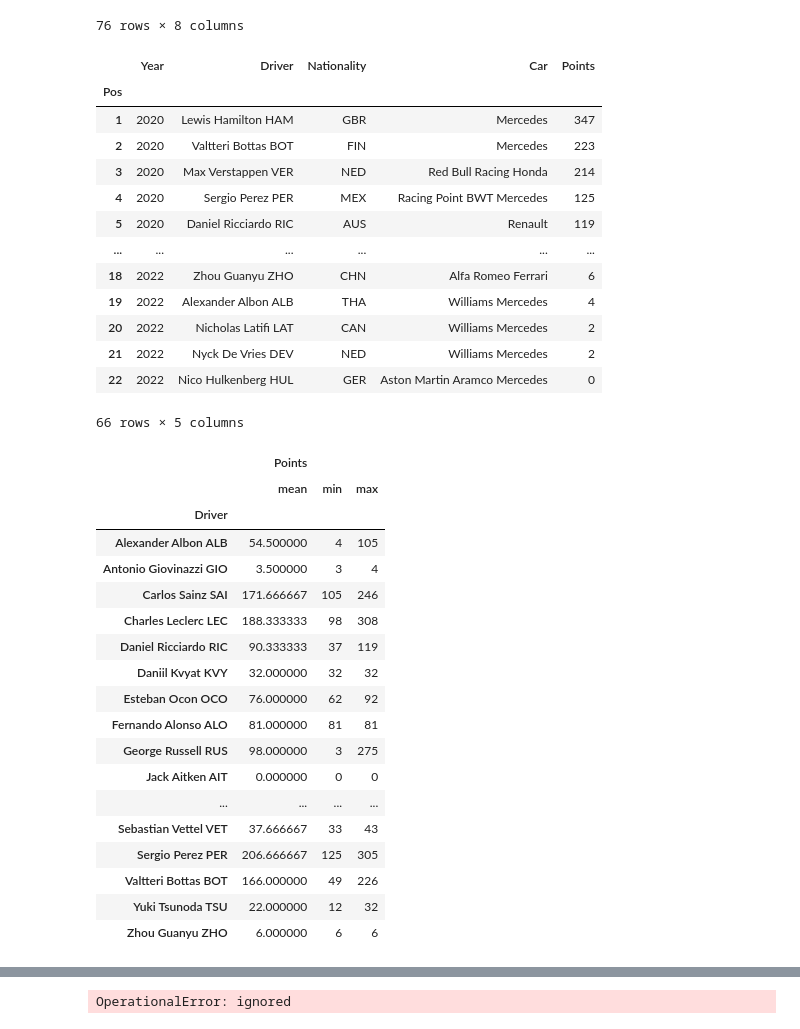
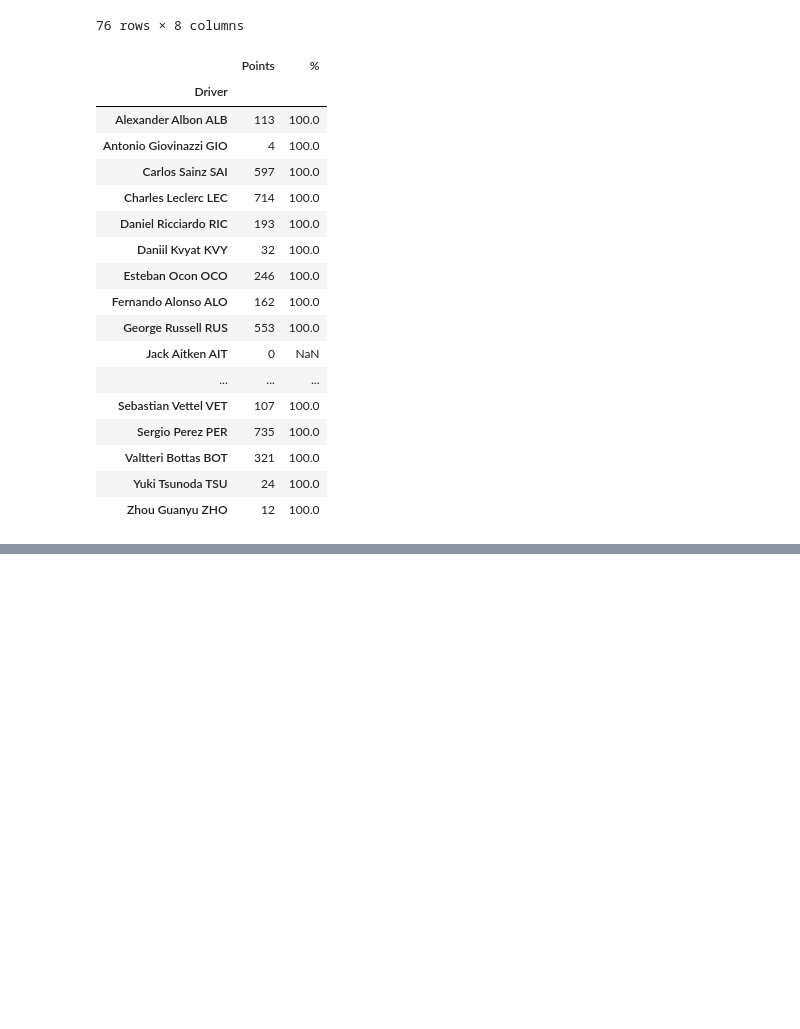
Before and after one commit to brianregan111/UCDPA-BrianRegan, a Jupyter notebook: project_workbook.ipynb, the cells around one changed output, grey strips where cells are left out. Saved outputs shown, nothing was run; the diff lists cells and outputs as text; code cells hidden in the pictures; blank space fills up the shorter version.

```diff
--- a/project_workbook.ipynb
+++ b/project_workbook.ipynb
@@ -63,71 +63,67 @@ url = requests.get('https://www.formula1.com/en/results.html/2022/drivers.html')
 standings2 = pd.read_html('https://www.formula1.com/en/results.html/2022/drivers.html', index_col = 1)[0]
 #drop null columns & add new field for year
 Standings22 = standings2.dropna(axis=1,how='all')
 Standings22.insert(0, 'Year', '2022')
 
 
 # webscrape F1 standings website for 2021 standings, get data  & convert to table
 url = requests.get('https://www.formula1.com/en/results.html/2021/drivers.html')
 standings1 = pd.read_html('https://www.formula1.com/en/results.html/2021/drivers.html', index_col = 1)[0]
 #drop null columns & add new field for year
 Standings21 = standings1.dropna(axis=1,how='all')
 Standings21.insert(0, 'Year', '2021')
 
 # webscrape F1 standings website for 2020, standings, get data  & convert to table
 url = requests.get('https://www.formula1.com/en/results.html/2020/drivers.html')
 standings0 = pd.read_html('https://www.formula1.com/en/results.html/2020/drivers.html', index_col = 1)[0]
 #drop null columns & add new field for year
 Standings20 = standings0.dropna(axis=1,how='all')
 Standings20.insert(0, 'Year', '2020')
 
-#append 3 tables scraped CHANGE TO CONCAT
-StandingsCOMB = Standings22.append([Standings21, Standings20])
+# redudant as  ammend concat is more efficient: StandingsCOMB = Standings22.append([Standings22, Standings20])
+#Concat 3 tables scraped
+StandingsCOMB = pd.concat([Standings22,Standings22,Standings20])
 #convert field's to int
 #StandingsCOMB.info() no longer required
 StandingsCOMB = StandingsCOMB.astype({'Year':int, 'PTS': int})
 # sort by year then Points
 StandingsCOMB = StandingsCOMB.sort_values(by=['Year', 'PTS'], ascending=[True,False])
 #rename column
 StandingsCOMB.rename(columns = { 'PTS':'Points'}, inplace = True)
-display(StandingsCOMB)
+
 
 #group by driver
-grouped_single = StandingsCOMB.groupby(['Driver']).agg({'Points': ['mean', 'min', 'max']})
-display(grouped_single)
+grouped_single = StandingsCOMB.groupby(['Driver']).agg({'Points': ['mean', 'min', 'max', 'sum']})
+
+
+
+df = StandingsCOMB.groupby(['Driver']).agg({ 'Points': 'sum' })
+df['%'] = 100 * df['Points'] / df.groupby('Driver')['Points'].transform('sum')
+
+#display(grouped_single)
+display(df)
+
+#merged = grouped_single.merge(df , how='inner', on='Driver')
+#display(merged)
 # %% [output]
-|  | Year | Driver | Nationality | Car | Points |
-| Pos |  |  |  |  |  |
-| 1 | 2020 | Lewis Hamilton HAM | GBR | Mercedes | 347 |
-| 2 | 2020 | Valtteri Bottas BOT | FIN | Mercedes | 223 |
-| 3 | 2020 | Max Verstappen VER | NED | Red Bull Racing Honda | 214 |
-| 4 | 2020 | Sergio Perez PER | MEX | Racing Point BWT Mercedes | 125 |
-| 5 | 2020 | Daniel Ricciardo RIC | AUS | Renault | 119 |
-| ... | ... | ... | ... | ... | ... |
-| 18 | 2022 | Zhou Guanyu ZHO | CHN | Alfa Romeo Ferrari | 6 |
-| 19 | 2022 | Alexander Albon ALB | THA | Williams Mercedes | 4 |
-| 20 | 2022 | Nicholas Latifi LAT | CAN | Williams Mercedes | 2 |
-| 21 | 2022 | Nyck De Vries DEV | NED | Williams Mercedes | 2 |
-| 22 | 2022 | Nico Hulkenberg HUL | GER | Aston Martin Aramco Mercedes | 0 |
+|  | Points | % |
+| Driver |  |  |
+| Alexander Albon ALB | 113 | 100.0 |
+| Antonio Giovinazzi GIO | 4 | 100.0 |
+| Carlos Sainz SAI | 597 | 100.0 |
+| Charles Leclerc LEC | 714 | 100.0 |
+| Daniel Ricciardo RIC | 193 | 100.0 |
+| Daniil Kvyat KVY | 32 | 100.0 |
+| Esteban Ocon OCO | 246 | 100.0 |
+| Fernando Alonso ALO | 162 | 100.0 |
+| George Russell RUS | 553 | 100.0 |
+| Jack Aitken AIT | 0 | NaN |
+| ... | ... | ... |
+| Sebastian Vettel VET | 107 | 100.0 |
+| Sergio Perez PER | 735 | 100.0 |
+| Valtteri Bottas BOT | 321 | 100.0 |
+| Yuki Tsunoda TSU | 24 | 100.0 |
+| Zhou Guanyu ZHO | 12 | 100.0 |
-66 rows × 5 columns
-|  | Points |  |  |
-|  | mean | min | max |
-| Driver |  |  |  |
-| Alexander Albon ALB | 54.500000 | 4 | 105 |
-| Antonio Giovinazzi GIO | 3.500000 | 3 | 4 |
-| Carlos Sainz SAI | 171.666667 | 105 | 246 |
-| Charles Leclerc LEC | 188.333333 | 98 | 308 |
-| Daniel Ricciardo RIC | 90.333333 | 37 | 119 |
-| Daniil Kvyat KVY | 32.000000 | 32 | 32 |
-| Esteban Ocon OCO | 76.000000 | 62 | 92 |
-| Fernando Alonso ALO | 81.000000 | 81 | 81 |
-| George Russell RUS | 98.000000 | 3 | 275 |
-| Jack Aitken AIT | 0.000000 | 0 | 0 |
-| ... | ... | ... | ... |
-| Sebastian Vettel VET | 37.666667 | 33 | 43 |
-| Sergio Perez PER | 206.666667 | 125 | 305 |
-| Valtteri Bottas BOT | 166.000000 | 49 | 226 |
-| Yuki Tsunoda TSU | 22.000000 | 12 | 32 |
-| Zhou Guanyu ZHO | 6.000000 | 6 | 6 |
 # %%
 #import driver CSV
 drivers = 'https://raw.githubusercontent.com/brianregan111/UCDProjectF1-Brian-Regan/main/drivers.csv'
@@ -149,8 +145,3 @@ display(dr)
 | 855 | zhou | 24 | ZHO | Guanyu | Zhou | 1999-05-30 | Chinese | http://en.wikipedia.org/wiki/Guan... | Guanyu Zhou ZHO |
 | 856 | de_vries | 45 | DEV | Nyck | de Vries | 1995-02-06 | Dutch | http://en.wikipedia.org/wiki/Nyck... | Nyck de Vries DEV |
 855 rows × 9 columns
-# %%
-import sqlite3
-sql_connect = sqlite3.connect('https://raw.githubusercontent.com/brianregan111/UCDProjectF1-Brian-Regan/main/results.csv')
-# %% [output]
-OperationalError: ignored
```
Also changed, not shown: parts of 1 cell of this notebook.
